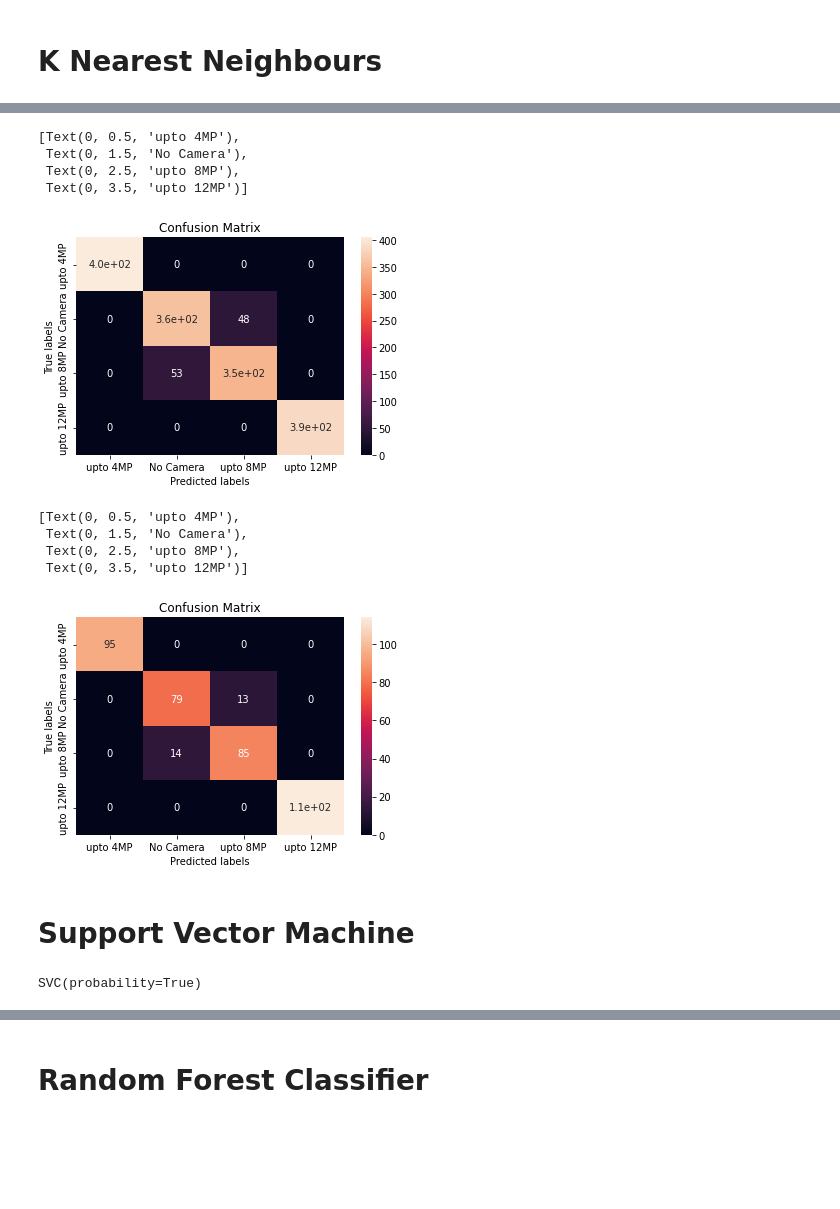
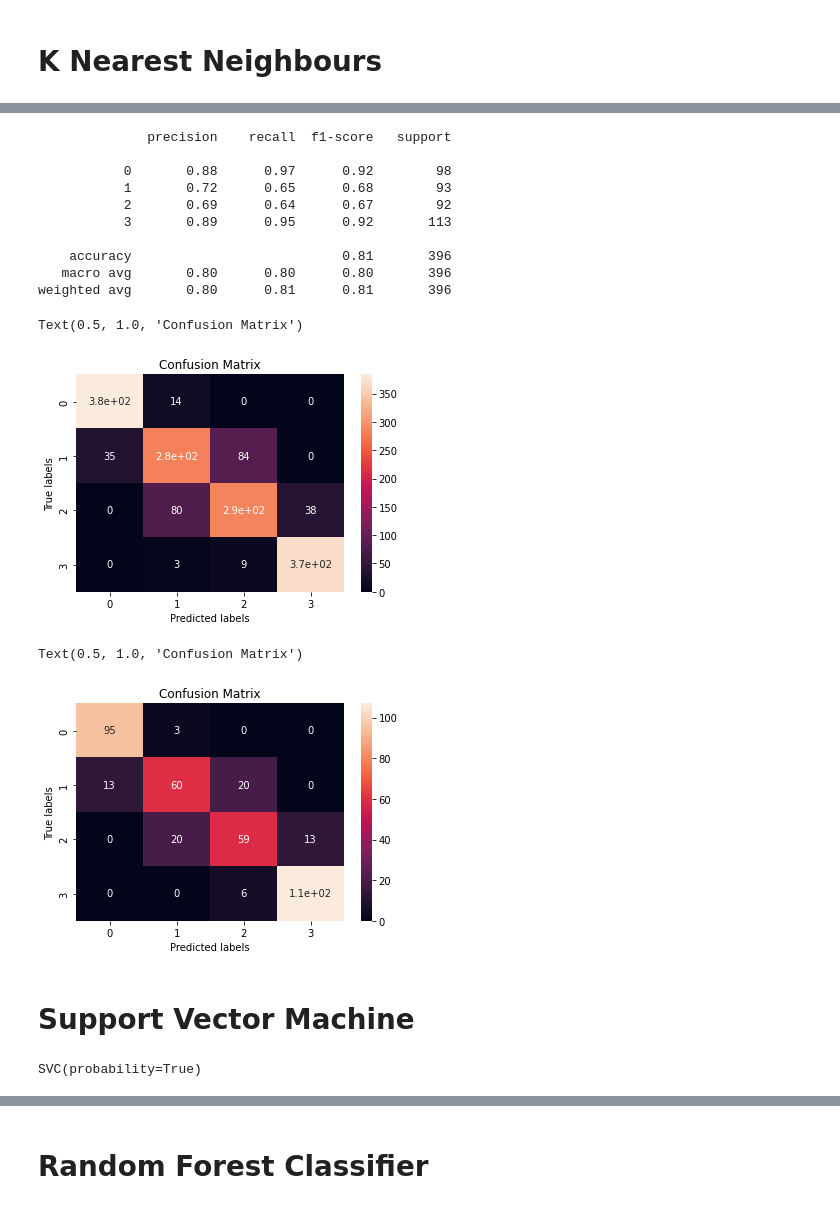
Before and after one commit to Ajay0110/Mobile-Price-Range-Prediction, a Jupyter notebook: Mobile_Price_Range_Prediction.ipynb, the cells around one changed output, grey strips where cells are left out. Saved outputs shown, nothing was run; the diff lists cells and outputs as text; code cells hidden in the pictures; blank space fills up the shorter version.

```diff
--- a/Mobile_Price_Range_Prediction.ipynb
+++ b/Mobile_Price_Range_Prediction.ipynb
@@ -358,3 +380,5 @@ df.loc[(df['px_width'] >= 1280) | (df['px_height'] >= 720), 'screen_type'] = '1'
+# %%
+df['ppi'] = np.sqrt(df['px_height']**2 + df['px_width']**2)/df['display_size']
 # %% [markdown]
 # Binning columns for better EDA
 # %% [markdown]
@@ -431,2 +449,0 @@ def ram(rm):
-# %%
-df['ram'] = df['ram'].apply(ram)
@@ -778,5 +888,5 @@ sns.swarmplot(df['price_range'], df['display_size'], hue = df['primary_camera'],
 # %%
-# Dropping categorical varibles
-cols = list(set(df.columns) - {'ram_size','speed','primary_camera','front_camera'})
+# Feature Selection
+cols = list(set(df.columns) - {'ram_size','speed','primary_camera','front_camera','px_height','px_width','front_cam_pix_present','primary_cam_pix_present','display_size','four_g','price_range','front_cam_pix'})
 cols
 # %% [output]
@@ -827,7 +946,7 @@ from sklearn.metrics import roc_curve
 %matplotlib inline
 # %%
 clf = LogisticRegression(multi_class='ovr',fit_intercept=True, random_state=0, max_iter=10000)
-clf.fit(X_train, y_train)
+clf.fit(x, y)
 # %% [output]
 LogisticRegression(max_iter=10000, multi_class='ovr', random_state=0)
 # %%
@@ -1083,3 +1342,17 @@ The ROC AUC on train dataset is 0.531282765498539
+# %%
+# Classification report for Test Data
+print(classification_report(y_test,test_class_pred_knn))
+# %% [output]
+              precision    recall  f1-score   support
+
+           0       0.88      0.97      0.92        98
+           1       0.72      0.65      0.68        93
+           2       0.69      0.64      0.67        92
+           3       0.89      0.95      0.92       113
+
+    accuracy                           0.81       396
+   macro avg       0.80      0.80      0.80       396
+weighted avg       0.80      0.81      0.81       396
 # %%
 # Get the confusion matrix for both train and test
 ax= plt.subplot()
@@ -1089,31 +1362,20 @@ sns.heatmap(cm_train, annot=True, ax = ax) #annot=True to annotate cells
 ax.set_xlabel('Predicted labels')
 ax.set_ylabel('True labels')
 ax.set_title('Confusion Matrix')
-ax.xaxis.set_ticklabels(labels)
-ax.yaxis.set_ticklabels(labels)
 # %% [output]
-[Text(0, 0.5, 'upto 4MP'),
- Text(0, 1.5, 'No Camera'),
- Text(0, 2.5, 'upto 8MP'),
- Text(0, 3.5, 'upto 12MP')]
+Text(0.5, 1.0, 'Confusion Matrix')
-[figure, old version]
+[figure, new version]
 # %%
 # Test Data
 ax= plt.subplot()
 sns.heatmap(cm_test, annot=True, ax = ax) #annot=True to annotate cells
-
 # labels, title and ticks
 ax.set_xlabel('Predicted labels')
 ax.set_ylabel('True labels')
 ax.set_title('Confusion Matrix')
-ax.xaxis.set_ticklabels(labels)
-ax.yaxis.set_ticklabels(labels)
 # %% [output]
-[Text(0, 0.5, 'upto 4MP'),
- Text(0, 1.5, 'No Camera'),
- Text(0, 2.5, 'upto 8MP'),
- Text(0, 3.5, 'upto 12MP')]
+Text(0.5, 1.0, 'Confusion Matrix')
-[figure, old version]
+[figure, new version]
 # %% [markdown]
 # Support Vector Machine
 # %%
@@ -1121,8 +1385,9 @@ from sklearn import svm
 svm_cls = svm.SVC(decision_function_shape='ovr',probability=True)
-# %%
-svm_cls.fit(X_train, y_train)
-# %% [output]
-SVC(probability=True)
+# %%
+# Fitting the model
+svm_cls.fit(x,y)
+# %% [output]
+SVC(probability=True)
 # %%
 # Making predictions on train and test data
 svm_train_class_preds = svm_cls.predict(X_train)
```
Also changed, not shown: parts of 131 cells of this notebook.
